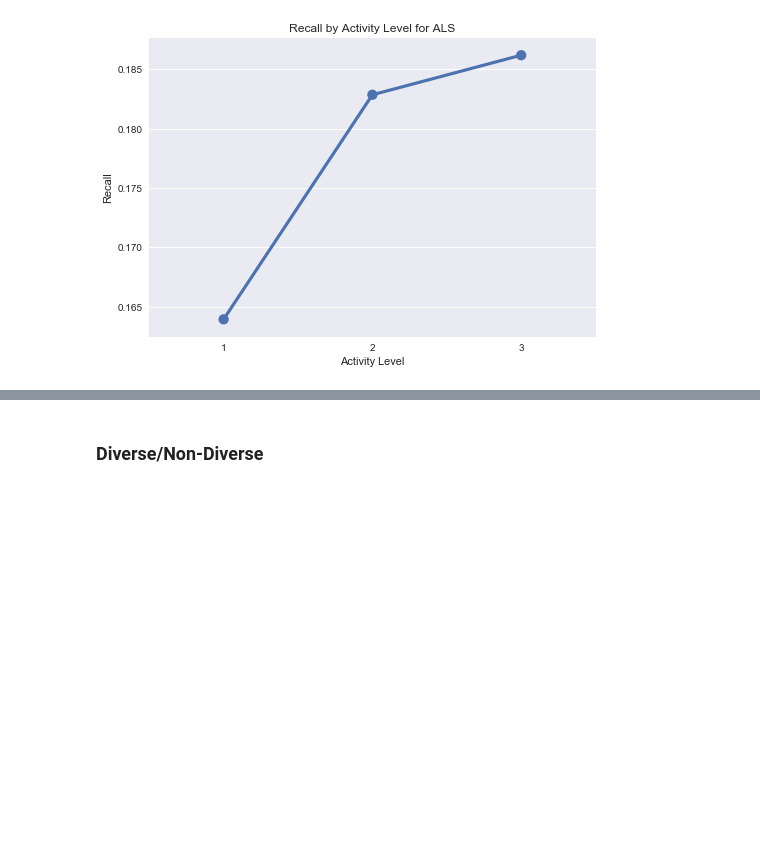
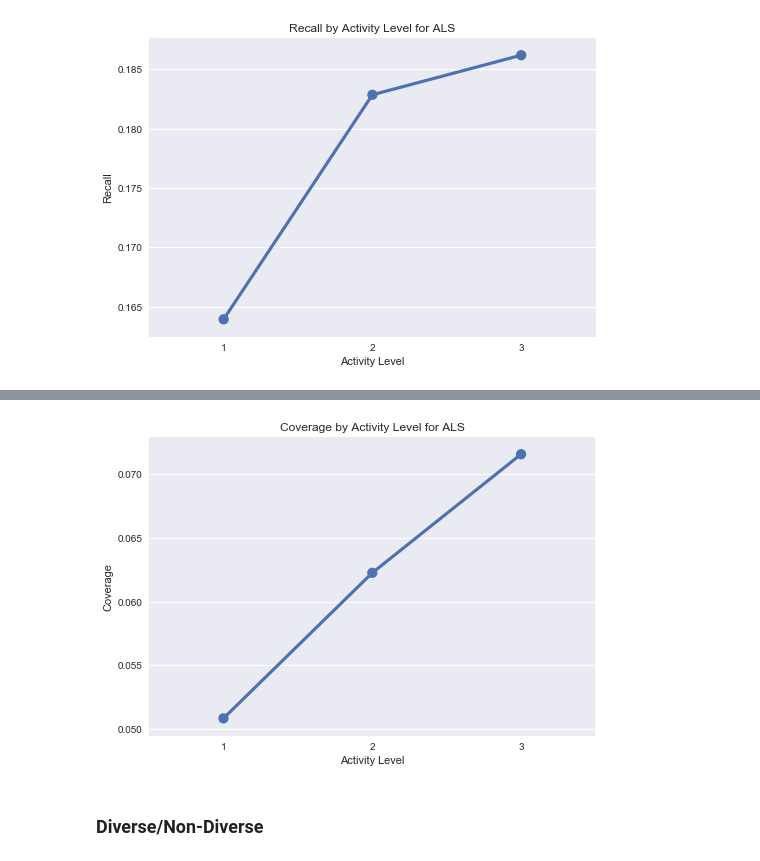
Before and after one commit to timjaya/lastfm, a Jupyter notebook: code/Main.ipynb, the cells around one changed output, grey strips where cells are left out. Saved outputs shown, nothing was run; the diff lists cells and outputs as text; code cells hidden in the pictures; blank space fills up the shorter version.

```diff
--- a/code/Main.ipynb
+++ b/code/Main.ipynb
@@ -269,3 +279,13 @@ plt.show()
+# %%
+# Plot Coverage of by Activity Level
+coverage_activity_df = pd.DataFrame({'N':levels, 'Recall': coverage_activity})
+g = sns.pointplot(x='N', y='Recall', data=coverage_activity_df)
+plt.title('Coverage by Activity Level for ALS')
+plt.xlabel('Activity Level')
+plt.ylabel('Coverage')
+plt.show()
+# %% [output]
+[figure, added]
 # %% [markdown]
 ### Diverse/Non-Diverse
 # %%
```
Also changed, not shown: parts of 1 cell of this notebook.
